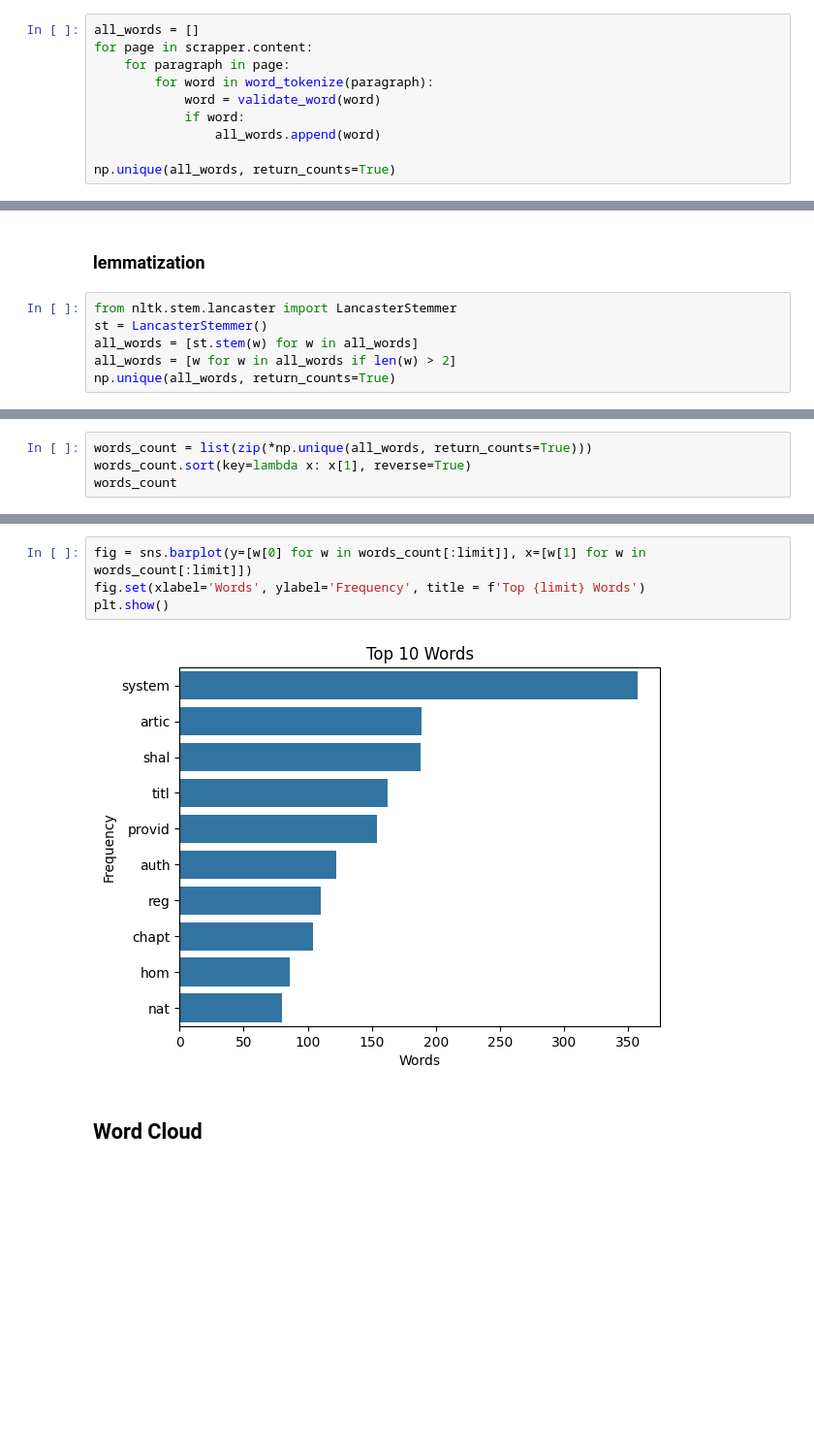
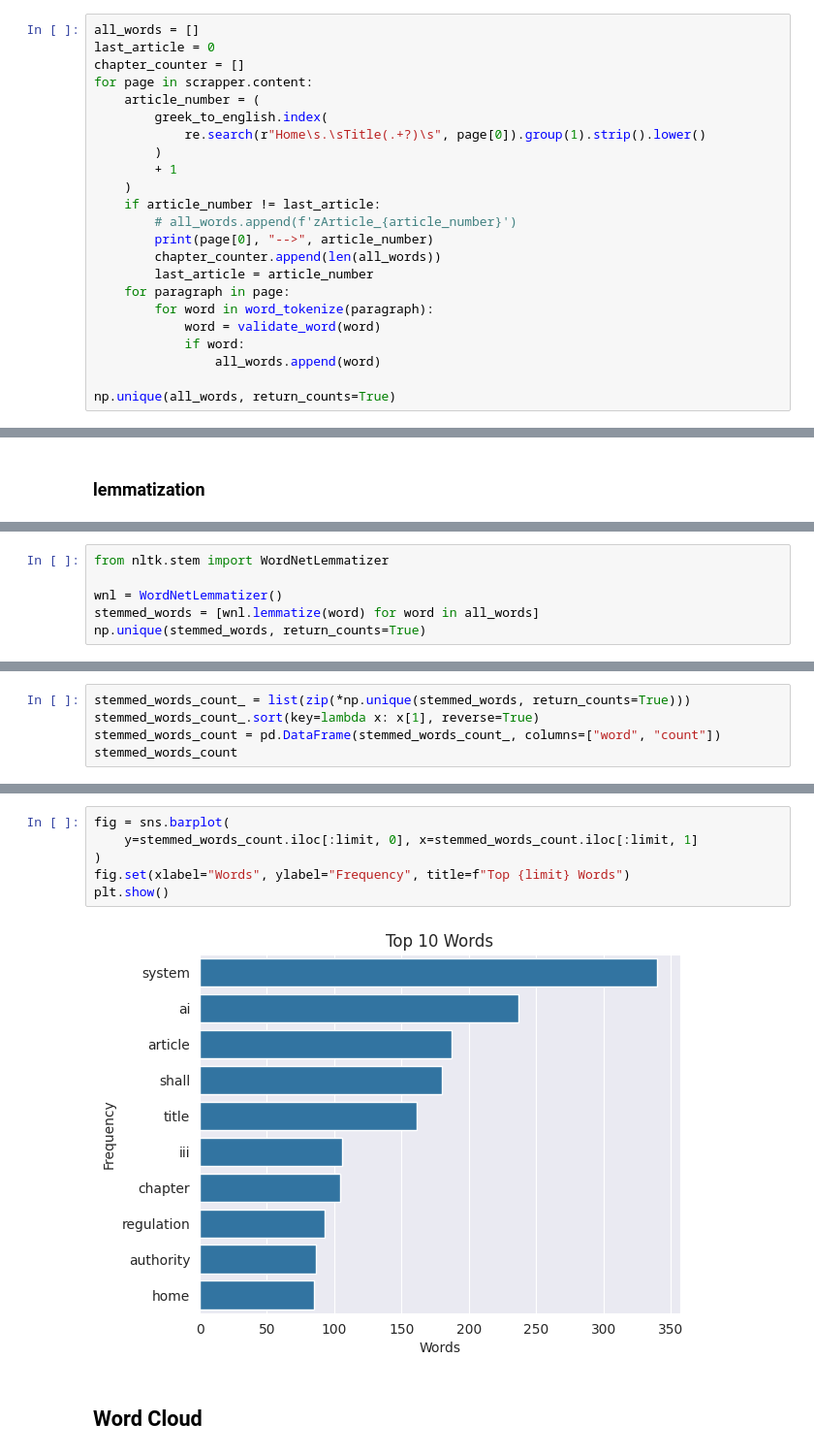
Before and after one commit to kkasra12/act_visualization, a Jupyter notebook: main.ipynb, the cells around one changed output, grey strips where cells are left out. Shown at 97% size. Saved outputs shown, nothing was run; the diff lists cells and outputs as text; blank space fills up the shorter version.

```diff
--- a/main.ipynb
+++ b/main.ipynb
@@ -321,6 +314,19 @@ def validate_word(word):
 # %%
 all_words = []
+last_article = 0
+chapter_counter = []
 for page in scrapper.content:
+    article_number = (
+        greek_to_english.index(
+            re.search(r"Home\s.\sTitle(.+?)\s", page[0]).group(1).strip().lower()
+        )
+        + 1
+    )
+    if article_number != last_article:
+        # all_words.append(f'zArticle_{article_number}')
+        print(page[0], "-->", article_number)
+        chapter_counter.append(len(all_words))
+        last_article = article_number
     for paragraph in page:
         for word in word_tokenize(paragraph):
             word = validate_word(word)
@@ -364,9 +388,3 @@ plt.show()
 as we can see, there is a word "system" and "systems" in the list. we should consider them as one word. we can use `stemming` or `lemmatization` to do that. I use `LancasterStemmer` because it is more accurate. also, i can use `WordNetLemmatizer` but it is slower.
 # %% [markdown]
 ### lemmatization
-# %%
-from nltk.stem.lancaster import LancasterStemmer
-st = LancasterStemmer()
-all_words = [st.stem(w) for w in all_words]
-all_words = [w for w in all_words if len(w) > 2]
-np.unique(all_words, return_counts=True)
@@ -390,0 +391,6 @@ np.unique(all_words, return_counts=True)
+# %%
+from nltk.stem import WordNetLemmatizer
+
+wnl = WordNetLemmatizer()
+stemmed_words = [wnl.lemmatize(word) for word in all_words]
+np.unique(stemmed_words, return_counts=True)
@@ -391,5 +400,6 @@ np.unique(all_words, return_counts=True)
 # %%
-words_count = list(zip(*np.unique(all_words, return_counts=True)))
-words_count.sort(key=lambda x: x[1], reverse=True)
-words_count
+stemmed_words_count_ = list(zip(*np.unique(stemmed_words, return_counts=True)))
+stemmed_words_count_.sort(key=lambda x: x[1], reverse=True)
+stemmed_words_count = pd.DataFrame(stemmed_words_count_, columns=["word", "count"])
+stemmed_words_count
 # %% [output]
@@ -413,9 +419,11 @@ words_count
 # %%
-fig = sns.barplot(y=[w[0] for w in words_count[:limit]], x=[w[1] for w in words_count[:limit]])
-fig.set(xlabel='Words', ylabel='Frequency', title = f'Top {limit} Words')
+fig = sns.barplot(
+    y=stemmed_words_count.iloc[:limit, 0], x=stemmed_words_count.iloc[:limit, 1]
+)
+fig.set(xlabel="Words", ylabel="Frequency", title=f"Top {limit} Words")
 plt.show()
 # %% [output]
-[figure, old version]
+[figure, new version]
 # %% [markdown]
 ## Word Cloud
 # %%
```
Also changed, not shown: parts of 56 cells of this notebook, 3 other files.
